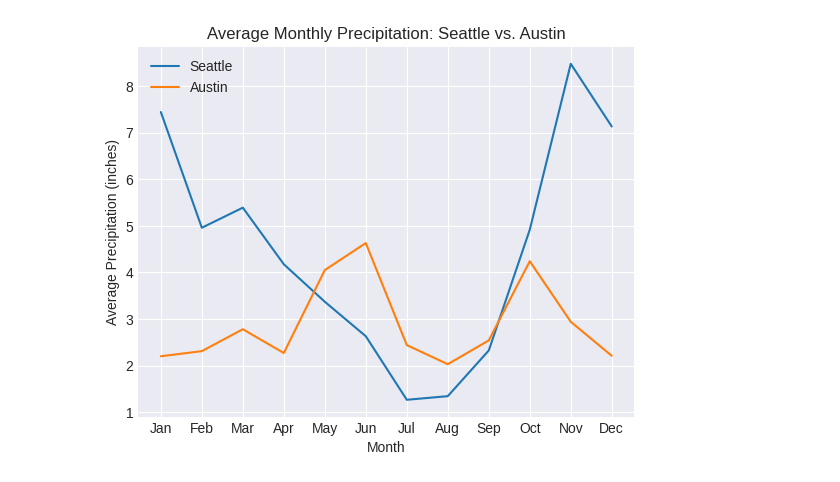
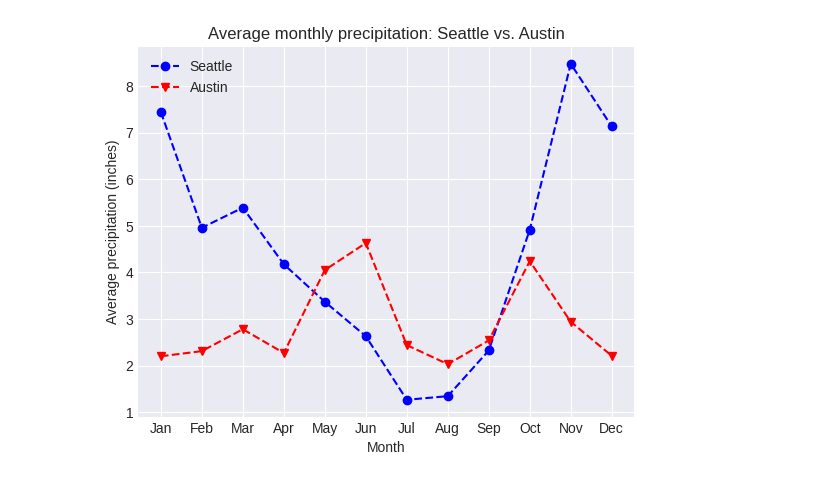
Before and after one commit to jhlopesalves/data-science-notebooks, a Jupyter notebook: Python/Intro to Matplotlib/introduction_to_matplotlb.ipynb, the cells around one changed output. Cells and saved outputs as stored; diff of their text form; code cells hidden in the pictures.

```diff
--- a/Python/Intro to Matplotlib/introduction_to_matplotlb.ipynb
+++ b/Python/Intro to Matplotlib/introduction_to_matplotlb.ipynb
@@ -31,20 +34,22 @@ austin_monthly_avg = austin_weather.groupby("MONTH")["MLY-PRCP-NORMAL"].mean().r
 # %%
 # Set default style
 plt.style.use("seaborn-v0_8-darkgrid")
+
 # Create a Figure and an Axes with plt.subplots
 fig, ax = plt.subplots()
 
 # Plot the monthly average precipitation
-ax.plot(seattle_monthly_avg.index, seattle_monthly_avg.values, label='Seattle')
-ax.plot(austin_monthly_avg.index, austin_monthly_avg.values, label='Austin')
+ax.plot(seattle_monthly_avg.index, seattle_monthly_avg.values, label='Seattle', color='b', marker='o', linestyle='--')
+
+ax.plot(austin_monthly_avg.index, austin_monthly_avg.values, label='Austin', color='r', marker='v', linestyle='--')
 
 # Add labels and title
 ax.set_xlabel("Month")
-ax.set_ylabel("Average Precipitation (inches)")
-ax.set_title("Average Monthly Precipitation: Seattle vs. Austin")
+ax.set_ylabel("Average precipitation (inches)")
+ax.set_title("Average monthly precipitation: Seattle vs. Austin")
 ax.legend()
 
 # Call the show function
 plt.show()
 # %% [output]
-[figure, old version]
+[figure, new version]
```
Also changed, not shown: parts of 2 cells of this notebook.
